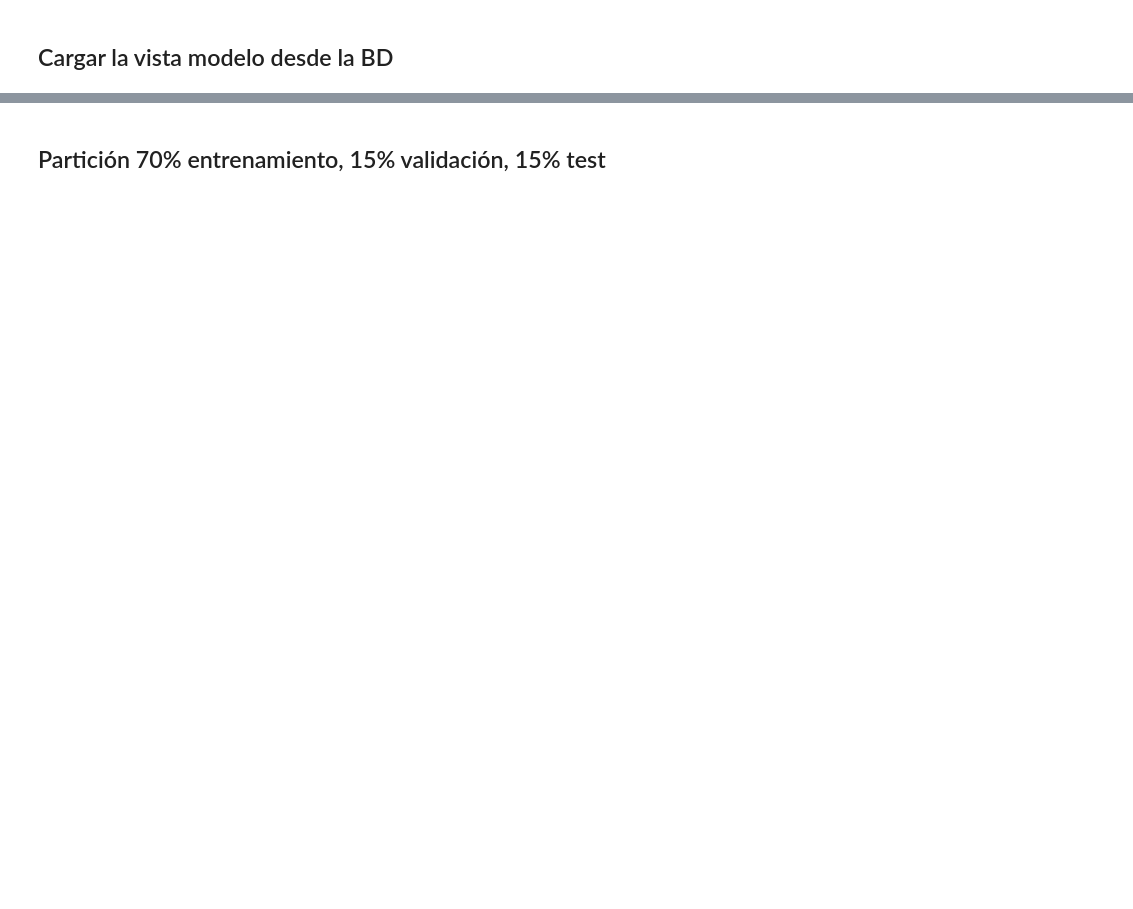
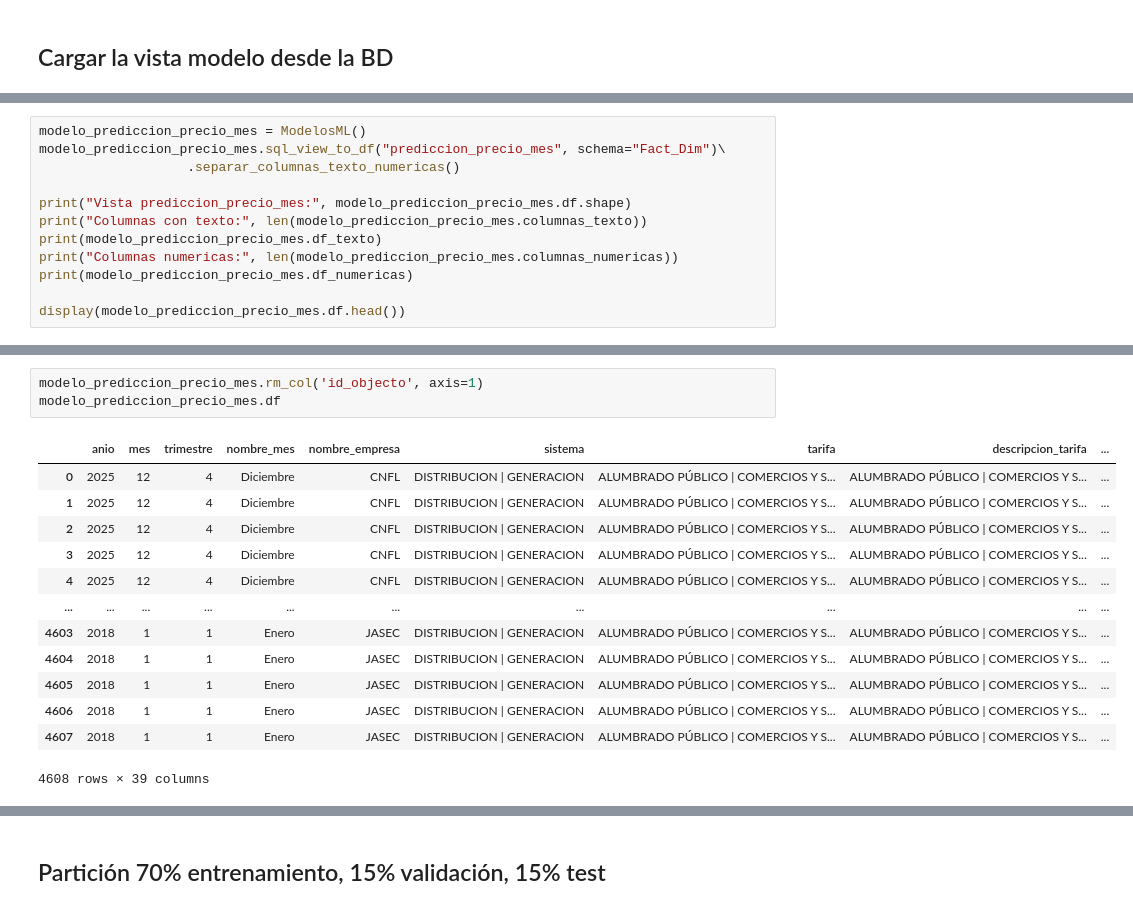
Before and after one commit to DiegoMonteroCRC/Prediccion_Consumo_Energia_Costa_Rica, a Jupyter notebook: notebooks/Flujo_Modelo.ipynb, the cells around one changed output, grey strips where cells are left out. Cells and saved outputs as stored; diff of their text form; blank space fills up the shorter version.

```diff
--- a/notebooks/Flujo_Modelo.ipynb
+++ b/notebooks/Flujo_Modelo.ipynb
@@ -162,0 +21,12 @@ X.shape, y.shape
+# %%
+modelo_prediccion_precio_mes = ModelosML()
+modelo_prediccion_precio_mes.sql_view_to_df("prediccion_precio_mes", schema="Fact_Dim")\
+                   .separar_columnas_texto_numericas()
+
+print("Vista prediccion_precio_mes:", modelo_prediccion_precio_mes.df.shape)
+print("Columnas con texto:", len(modelo_prediccion_precio_mes.columnas_texto))
+print(modelo_prediccion_precio_mes.df_texto)
+print("Columnas numericas:", len(modelo_prediccion_precio_mes.columnas_numericas))
+print(modelo_prediccion_precio_mes.df_numericas)
+
+display(modelo_prediccion_precio_mes.df.head())
@@ -162,0 +81,17 @@ X.shape, y.shape
+# %%
+modelo_prediccion_precio_mes.rm_col('id_objecto', axis=1)
+modelo_prediccion_precio_mes.df
+# %% [output]
+|  | anio | mes | trimestre | nombre_mes | nombre_empresa | sistema | tarifa | descripcion_tarifa | ... |
+| 0 | 2025 | 12 | 4 | Diciembre | CNFL | DISTRIBUCION | GENERACION | ALUMBRADO PÚBLICO | COMERCIOS Y S... | ALUMBRADO PÚBLICO | COMERCIOS Y S... | ... |
+| 1 | 2025 | 12 | 4 | Diciembre | CNFL | DISTRIBUCION | GENERACION | ALUMBRADO PÚBLICO | COMERCIOS Y S... | ALUMBRADO PÚBLICO | COMERCIOS Y S... | ... |
+| 2 | 2025 | 12 | 4 | Diciembre | CNFL | DISTRIBUCION | GENERACION | ALUMBRADO PÚBLICO | COMERCIOS Y S... | ALUMBRADO PÚBLICO | COMERCIOS Y S... | ... |
+| 3 | 2025 | 12 | 4 | Diciembre | CNFL | DISTRIBUCION | GENERACION | ALUMBRADO PÚBLICO | COMERCIOS Y S... | ALUMBRADO PÚBLICO | COMERCIOS Y S... | ... |
+| 4 | 2025 | 12 | 4 | Diciembre | CNFL | DISTRIBUCION | GENERACION | ALUMBRADO PÚBLICO | COMERCIOS Y S... | ALUMBRADO PÚBLICO | COMERCIOS Y S... | ... |
+| ... | ... | ... | ... | ... | ... | ... | ... | ... | ... |
+| 4603 | 2018 | 1 | 1 | Enero | JASEC | DISTRIBUCION | GENERACION | ALUMBRADO PÚBLICO | COMERCIOS Y S... | ALUMBRADO PÚBLICO | COMERCIOS Y S... | ... |
+| 4604 | 2018 | 1 | 1 | Enero | JASEC | DISTRIBUCION | GENERACION | ALUMBRADO PÚBLICO | COMERCIOS Y S... | ALUMBRADO PÚBLICO | COMERCIOS Y S... | ... |
+| 4605 | 2018 | 1 | 1 | Enero | JASEC | DISTRIBUCION | GENERACION | ALUMBRADO PÚBLICO | COMERCIOS Y S... | ALUMBRADO PÚBLICO | COMERCIOS Y S... | ... |
+| 4606 | 2018 | 1 | 1 | Enero | JASEC | DISTRIBUCION | GENERACION | ALUMBRADO PÚBLICO | COMERCIOS Y S... | ALUMBRADO PÚBLICO | COMERCIOS Y S... | ... |
+| 4607 | 2018 | 1 | 1 | Enero | JASEC | DISTRIBUCION | GENERACION | ALUMBRADO PÚBLICO | COMERCIOS Y S... | ALUMBRADO PÚBLICO | COMERCIOS Y S... | ... |
+4608 rows × 39 columns
```
Also changed, not shown: parts of 32 cells of this notebook, 20 other files.
